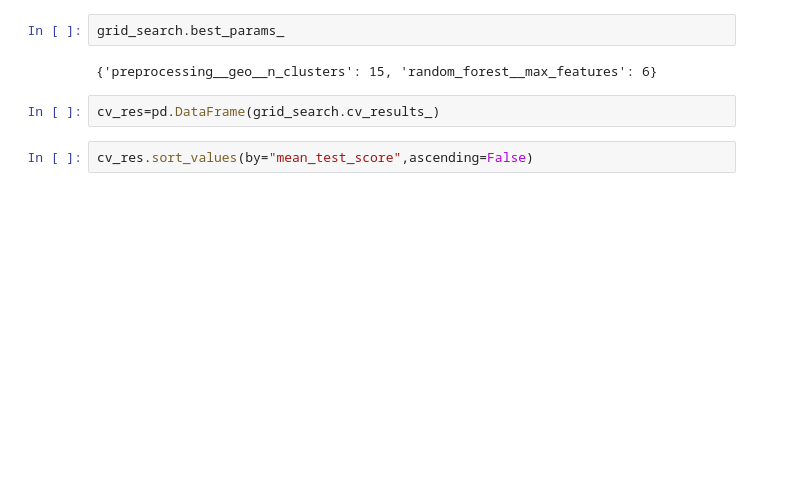
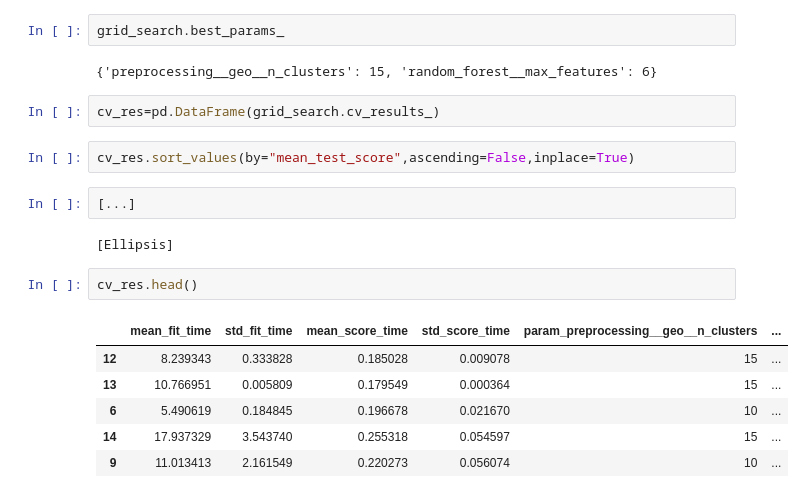
Before and after one commit to afif-af/hanson_ml_scikitlearn_tensorflow, a Jupyter notebook: Chapter02handson_ml.ipynb, the cells around one changed output. Drawn from its saved outputs; the diff is of its cells as text; blank space fills up the shorter version.

```diff
--- a/Chapter02handson_ml.ipynb
+++ b/Chapter02handson_ml.ipynb
@@ -849,4 +849,17 @@ grid_search.best_params_
 # %%
 cv_res=pd.DataFrame(grid_search.cv_results_)
 # %%
-cv_res.sort_values(by="mean_test_score",ascending=False)
+cv_res.sort_values(by="mean_test_score",ascending=False,inplace=True)
+# %%
+[...]
+# %% [output]
+[Ellipsis]
+# %%
+cv_res.head()
+# %% [output]
+|  | mean_fit_time | std_fit_time | mean_score_time | std_score_time | param_preprocessing__geo__n_clusters | ... |
+| 12 | 8.239343 | 0.333828 | 0.185028 | 0.009078 | 15 | ... |
+| 13 | 10.766951 | 0.005809 | 0.179549 | 0.000364 | 15 | ... |
+| 6 | 5.490619 | 0.184845 | 0.196678 | 0.021670 | 10 | ... |
+| 14 | 17.937329 | 3.543740 | 0.255318 | 0.054597 | 15 | ... |
+| 9 | 11.013413 | 2.161549 | 0.220273 | 0.056074 | 10 | ... |
```
Also changed, not shown: parts of 7 cells of this notebook.
